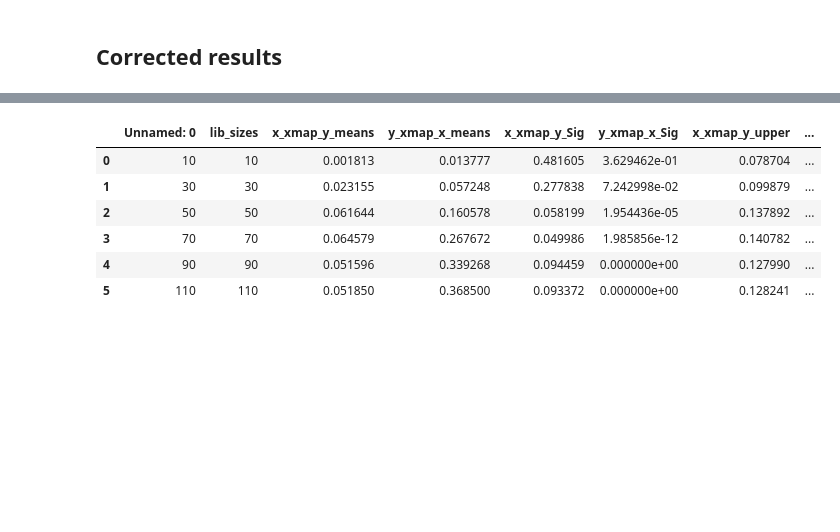
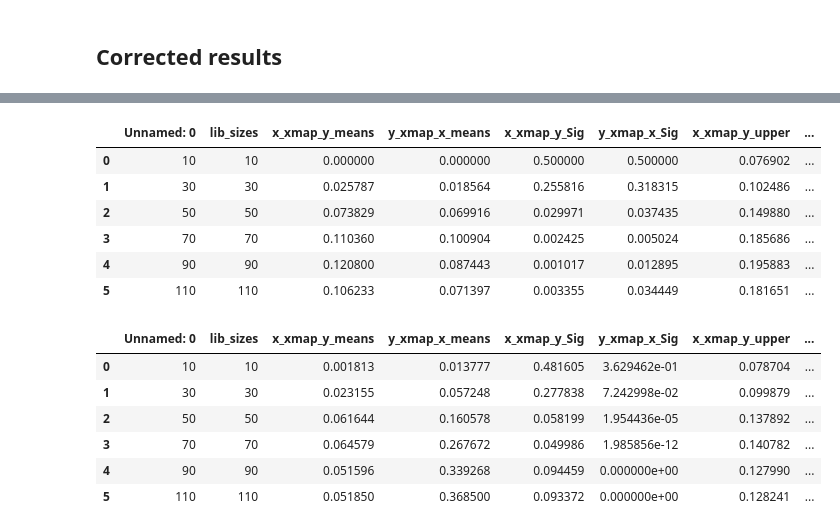
Before and after one commit to KatharinaBracher/GCCM, a Jupyter notebook: code/HeavyMetal.ipynb, the cells around one changed output, grey strips where cells are left out. Cells and saved outputs as stored; diff of their text form; code cells hidden in the pictures; blank space fills up the shorter version.

```diff
--- a/code/HeavyMetal.ipynb
+++ b/code/HeavyMetal.ipynb
@@ -245,3 +341,13 @@ plt.show()
+# %%
+iresultsr_correct
+# %% [output]
+|  | Unnamed: 0 | lib_sizes | x_xmap_y_means | y_xmap_x_means | x_xmap_y_Sig | y_xmap_x_Sig | x_xmap_y_upper | ... |
+| 0 | 10 | 10 | 0.000000 | 0.000000 | 0.500000 | 0.500000 | 0.076902 | ... |
+| 1 | 30 | 30 | 0.025787 | 0.018564 | 0.255816 | 0.318315 | 0.102486 | ... |
+| 2 | 50 | 50 | 0.073829 | 0.069916 | 0.029971 | 0.037435 | 0.149880 | ... |
+| 3 | 70 | 70 | 0.110360 | 0.100904 | 0.002425 | 0.005024 | 0.185686 | ... |
+| 4 | 90 | 90 | 0.120800 | 0.087443 | 0.001017 | 0.012895 | 0.195883 | ... |
+| 5 | 110 | 110 | 0.106233 | 0.071397 | 0.003355 | 0.034449 | 0.181651 | ... |
 # %%
 iresultsr
 # %% [output]
```
Also changed, not shown: parts of 25 cells of this notebook, 27 other files.
